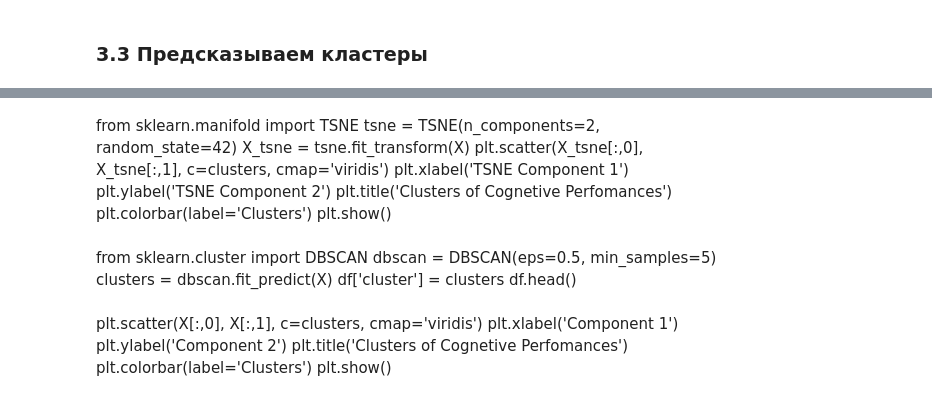
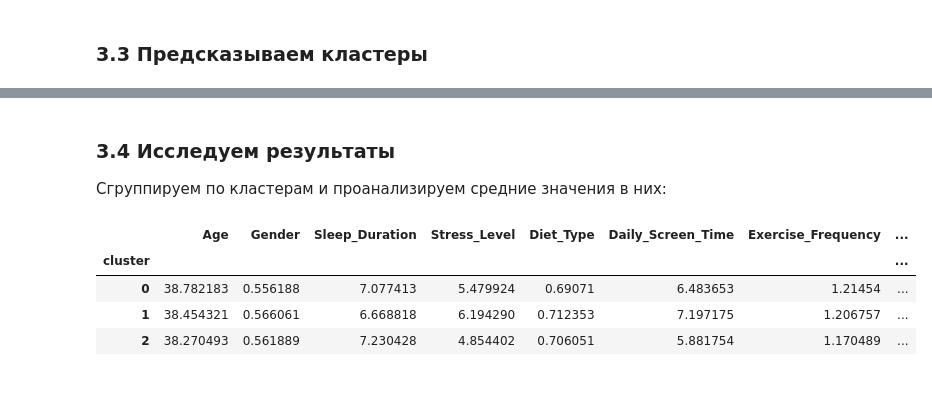
Before and after one commit to Victor-EZ/Machine-Learning, a Jupyter notebook: LR6/LR6.ipynb, the cells around one changed output, grey strips where cells are left out. Saved outputs shown, nothing was run; the diff lists cells and outputs as text; code cells hidden in the pictures.

```diff
--- a/LR6/LR6.ipynb
+++ b/LR6/LR6.ipynb
@@ -211,6 +210,6 @@ plt.show()
 # %% [markdown]
 ### 3.2 Обучаем модель кластеризации
 # %%
-kmeans = KMeans(n_clusters=5, init='k-means++', random_state=42)
+kmeans = KMeans(n_clusters=3, init='k-means++', random_state=42)
 kmeans.fit(X)
 # %% [output]
@@ -244,14 +242,0 @@ plt.show()
-# %%
-from sklearn.decomposition import PCA
-pca = PCA(n_components=2)
-X_pca = pca.fit_transform(X)
-
-kmeans = KMeans(n_clusters=3, random_state=42)
-clusters = kmeans.fit_predict(X_pca)
-
-plt.scatter(X_pca[:,0], X_pca[:,1], c=clusters, cmap='viridis')
-plt.xlabel('PCA Component 1')
-plt.ylabel('PCA Component 2')
-plt.title('Clusters of Cognetive Perfomances')
-plt.colorbar(label='Clusters')
-plt.show()
@@ -267,23 +243,12 @@ plt.show()
-# %% [markdown]
-from sklearn.manifold import TSNE
-tsne = TSNE(n_components=2, random_state=42)
-X_tsne = tsne.fit_transform(X)
-plt.scatter(X_tsne[:,0], X_tsne[:,1], c=clusters, cmap='viridis')
-plt.xlabel('TSNE Component 1')
-plt.ylabel('TSNE Component 2')
-plt.title('Clusters of Cognetive Perfomances')
-plt.colorbar(label='Clusters')
-plt.show()
-# %% [markdown]
-from sklearn.cluster import DBSCAN
-dbscan = DBSCAN(eps=0.5, min_samples=5)
-clusters = dbscan.fit_predict(X)
-df['cluster'] = clusters
-df.head()
-# %% [markdown]
-plt.scatter(X[:,0], X[:,1], c=clusters, cmap='viridis')
-plt.xlabel('Component 1')
-plt.ylabel('Component 2')
-plt.title('Clusters of Cognetive Perfomances')
-plt.colorbar(label='Clusters')
-plt.show()
+# %% [markdown]
+### 3.4 Исследуем результаты
+Сгруппируем по кластерам и проанализируем средние значения в них:
+# %%
+dfLEnc['cluster'] = clusters
+dfLEnc. groupby('cluster').mean()
+# %% [output]
+|  | Age | Gender | Sleep_Duration | Stress_Level | Diet_Type | Daily_Screen_Time | Exercise_Frequency | ... |
+| cluster |  |  |  |  |  |  |  | ... |
+| 0 | 38.782183 | 0.556188 | 7.077413 | 5.479924 | 0.69071 | 6.483653 | 1.21454 | ... |
+| 1 | 38.454321 | 0.566061 | 6.668818 | 6.194290 | 0.712353 | 7.197175 | 1.206757 | ... |
+| 2 | 38.270493 | 0.561889 | 7.230428 | 4.854402 | 0.706051 | 5.881754 | 1.170489 | ... |
```
Also changed, not shown: parts of 23 cells of this notebook.
